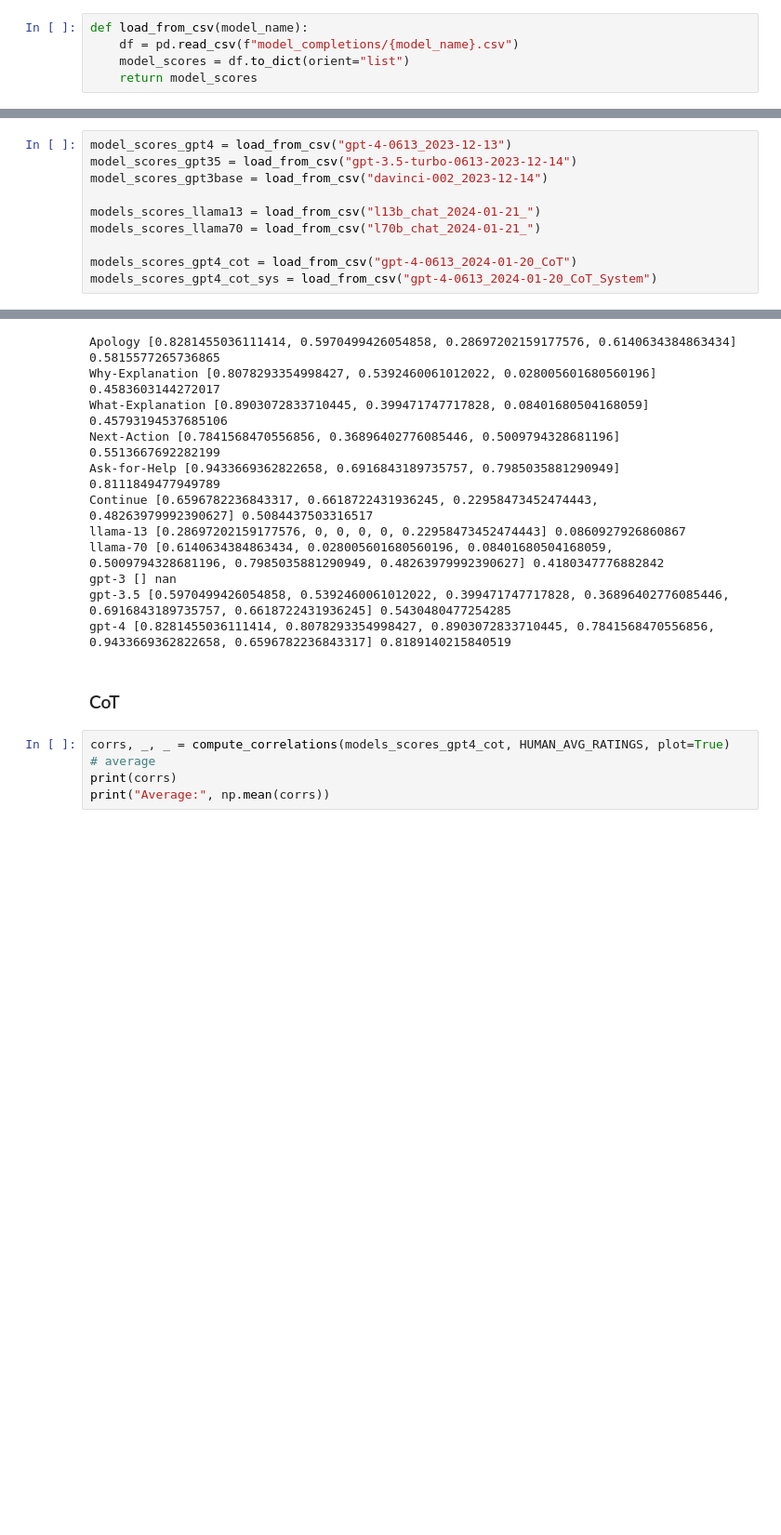
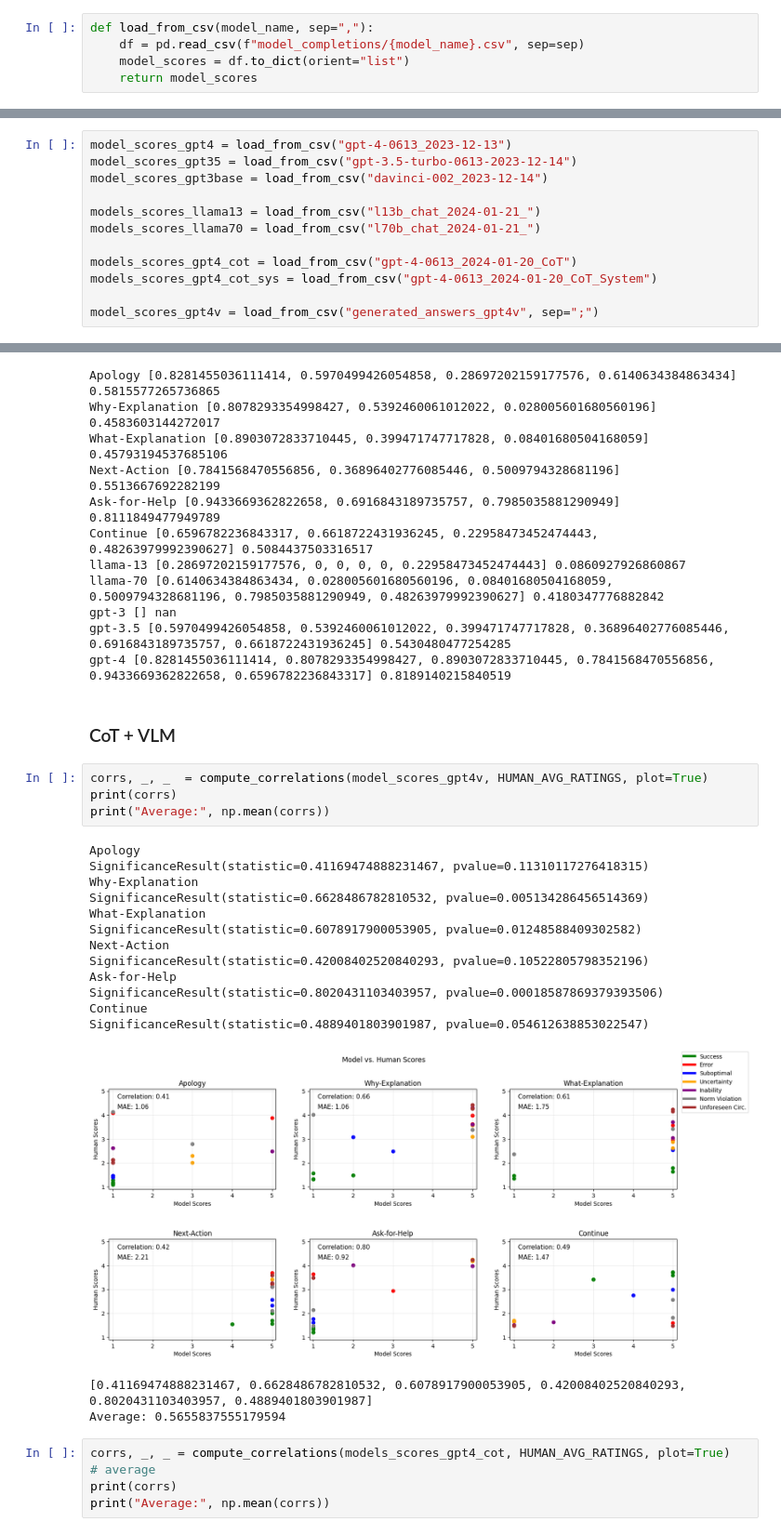
Before and after one commit to lwachowiak/LLMs-for-Social-Robotics, a Jupyter notebook: code/Experiment_1/result_analysis_exp1.ipynb, the cells around one changed output, grey strips where cells are left out. Shown at 93% size. Cells and saved outputs as stored; diff of their text form; blank space fills up the shorter version.

```diff
--- a/code/Experiment_1/result_analysis_exp1.ipynb
+++ b/code/Experiment_1/result_analysis_exp1.ipynb
@@ -8,8 +8,8 @@ import matplotlib.pyplot as plt
 # %% [markdown]
 ### Load Data
 # %%
-def load_from_csv(model_name):
-    df = pd.read_csv(f"model_completions/{model_name}.csv")
+def load_from_csv(model_name, sep=","):
+    df = pd.read_csv(f"model_completions/{model_name}.csv", sep=sep)
     model_scores = df.to_dict(orient="list")
     return model_scores
 # %%
@@ -122,3 +122,5 @@ models_scores_llama70 = load_from_csv("l70b_chat_2024-01-21_")
 
 models_scores_gpt4_cot = load_from_csv("gpt-4-0613_2024-01-20_CoT")
 models_scores_gpt4_cot_sys = load_from_csv("gpt-4-0613_2024-01-20_CoT_System")
+
+model_scores_gpt4v = load_from_csv("generated_answers_gpt4v", sep=";")
@@ -549,7 +615,27 @@ gpt-3 [] nan
 gpt-3.5 [0.5970499426054858, 0.5392460061012022, 0.399471747717828, 0.36896402776085446, 0.6916843189735757, 0.6618722431936245] 0.5430480477254285
 gpt-4 [0.8281455036111414, 0.8078293354998427, 0.8903072833710445, 0.7841568470556856, 0.9433669362822658, 0.6596782236843317] 0.8189140215840519
 # %% [markdown]
-### CoT
+### CoT + VLM
+# %%
+corrs, _, _  = compute_correlations(model_scores_gpt4v, HUMAN_AVG_RATINGS, plot=True)
+print(corrs)
+print("Average:", np.mean(corrs))
+# %% [output]
+Apology
+SignificanceResult(statistic=0.41169474888231467, pvalue=0.11310117276418315)
+Why-Explanation
+SignificanceResult(statistic=0.6628486782810532, pvalue=0.005134286456514369)
+What-Explanation
+SignificanceResult(statistic=0.6078917900053905, pvalue=0.01248588409302582)
+Next-Action
+SignificanceResult(statistic=0.42008402520840293, pvalue=0.10522805798352196)
+Ask-for-Help
+SignificanceResult(statistic=0.8020431103403957, pvalue=0.00018587869379393506)
+Continue
+SignificanceResult(statistic=0.4889401803901987, pvalue=0.054612638853022547)
+[figure, added]
+[0.41169474888231467, 0.6628486782810532, 0.6078917900053905, 0.42008402520840293, 0.8020431103403957, 0.4889401803901987]
+Average: 0.5655837555179594
 # %%
 corrs, _, _ = compute_correlations(models_scores_gpt4_cot, HUMAN_AVG_RATINGS, plot=True)
 # average
```
Also changed, not shown: parts of 8 cells of this notebook, 22 other files.
